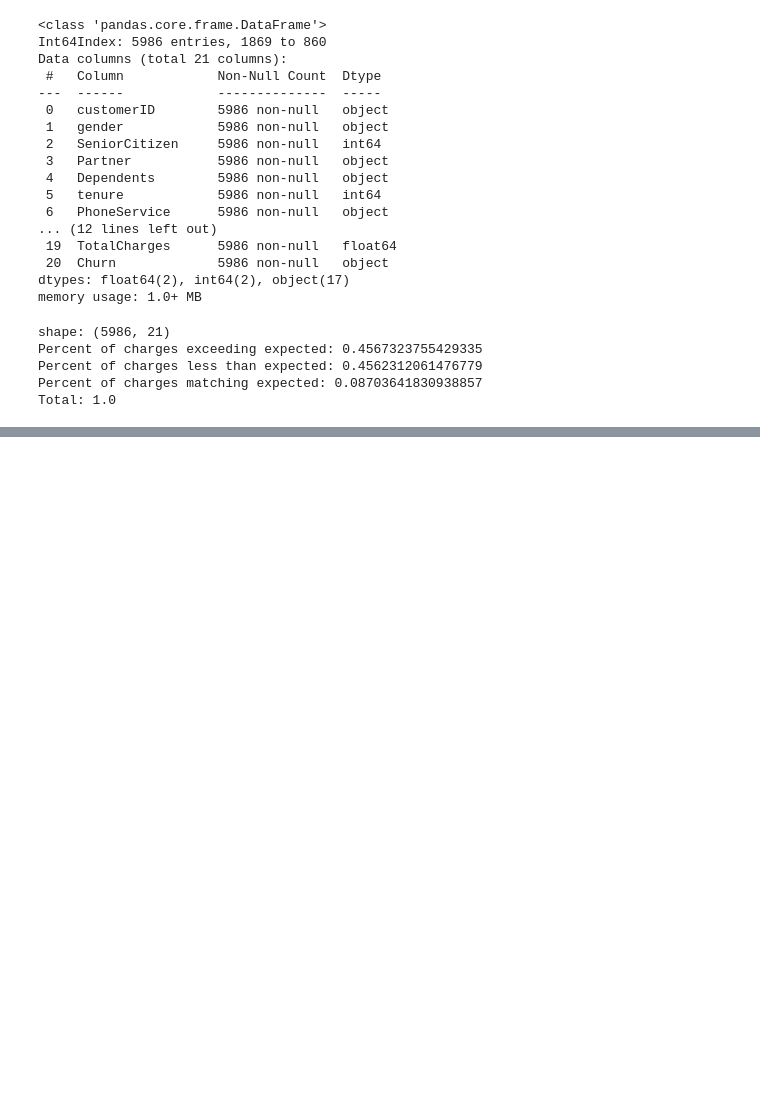
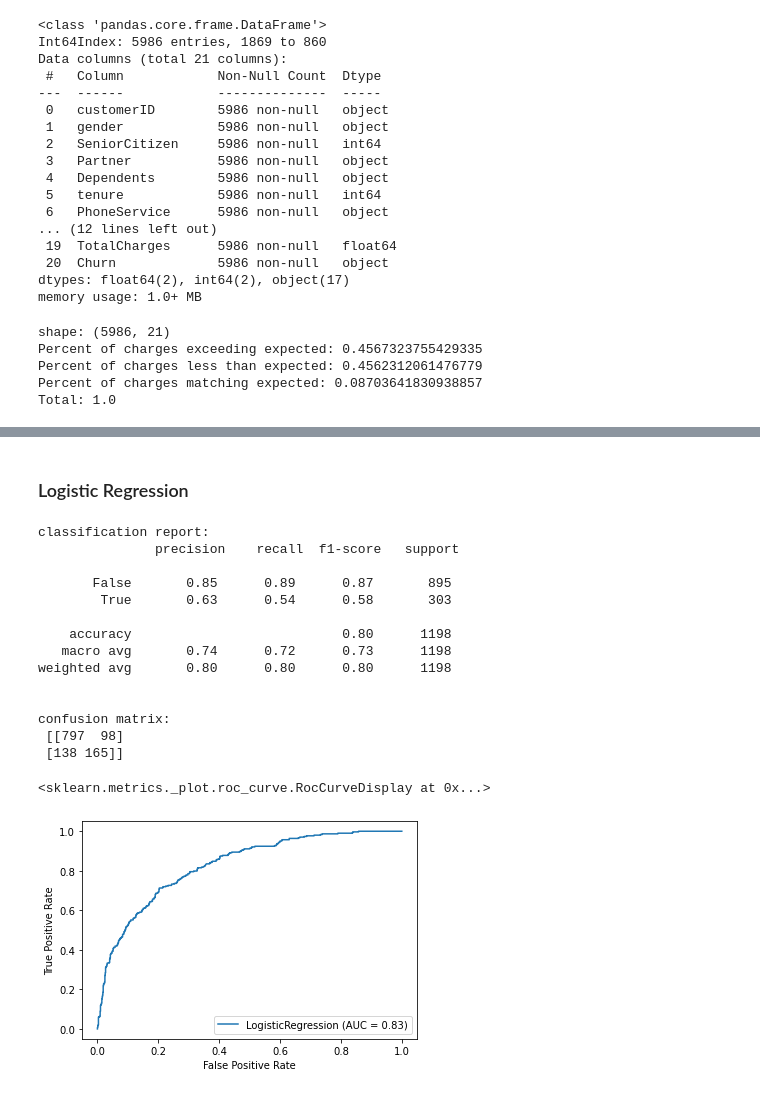
Before and after one commit to Sparafucil3/churn_project, a Jupyter notebook: churn_project.ipynb, the cells around one changed output, grey strips where cells are left out. Cells and saved outputs as stored; diff of their text form; code cells hidden in the pictures; blank space fills up the shorter version.

```diff
--- a/churn_project.ipynb
+++ b/churn_project.ipynb
@@ -134,0 +279,19 @@ memory usage: 1.0+ MB
+# %%
+#Creating X and y
+data_df=df[['Churn', 'SeniorCitizen', 'Partner', 'Dependents', 'tenure', 'Contract', 'PaperlessBilling', \
+           'MonthlyCharges', 'TotalCharges', 'InternetService_Fiber optic', 'InternetService_No', \
+           'OnlineSecurity_No internet service', 'OnlineSecurity_Yes', 'OnlineBackup_No internet service', \
+           'DeviceProtection_No internet service', 'TechSupport_No internet service', 'TechSupport_Yes', \
+           'StreamingTV_No internet service', 'StreamingMovies_No internet service', 'PaymentMethod_Credit card (automatic)',\
+           'PaymentMethod_Electronic check']]
+y=data_df['Churn']
+X=data_df.drop(['Churn'], axis=1)
+
+#Making sure the sizes remain consistent
+if (X.shape[0] != y.shape[0]):
+    print("Something is not right. The length of X and y are not the same")
+else:
+    print("Lengths match, we can continue")
+
+#Creating the test and training data. We should be able to repeatedly do this in subsequent cells.
+X_train, X_test, y_train, y_test = train_test_split(X, y, test_size=0.2, random_state=42)
@@ -134,0 +302,8 @@ memory usage: 1.0+ MB
+# %%
+#Setting up to run the LinearRegression
+lin_clas=LinearRegression()
+lin_clas.fit(X_train, y_train)
+lin_predicts=lin_clas.predict(X_test)
+
+#Scoring the linear Regression
+print(f'r2_score: {r2_score(y_test, lin_predicts)}')
@@ -134,0 +317,29 @@ memory usage: 1.0+ MB
+# %% [markdown]
+<h3>Logistic Regression</h3>
+# %%
+#setting up and running the LogisticRegression
+log_clas=LogisticRegression(solver='lbfgs', max_iter=1000, random_state=24)
+log_clas.fit(X_train, y_train)
+log_predicts=log_clas.predict(X_test)
+
+#Printing out the scoring for the model
+print(f'Classification report: \n {classification_report(y_test,log_predicts)} \n')
+print(f'Confusion matrix: \n {confusion_matrix(y_test, log_predicts)} \n')
+metrics.plot_roc_curve(log_clas, X_test, y_test)
+# %% [output]
+classification report:
+               precision    recall  f1-score   support
+
+       False       0.85      0.89      0.87       895
+        True       0.63      0.54      0.58       303
+
+    accuracy                           0.80      1198
+   macro avg       0.74      0.72      0.73      1198
+weighted avg       0.80      0.80      0.80      1198
+
+
+confusion matrix:
+ [[797  98]
+ [138 165]]
+<sklearn.metrics._plot.roc_curve.RocCurveDisplay at 0x...>
+[figure, added]
```
Also changed, not shown: parts of 18 cells of this notebook.
